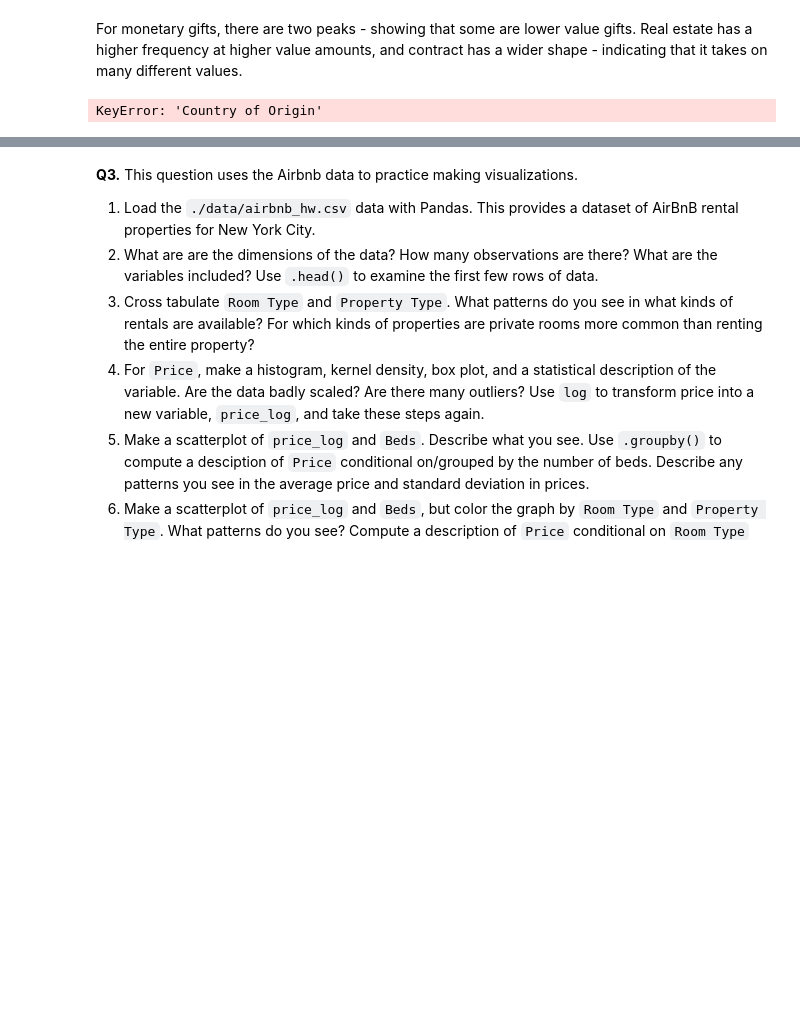
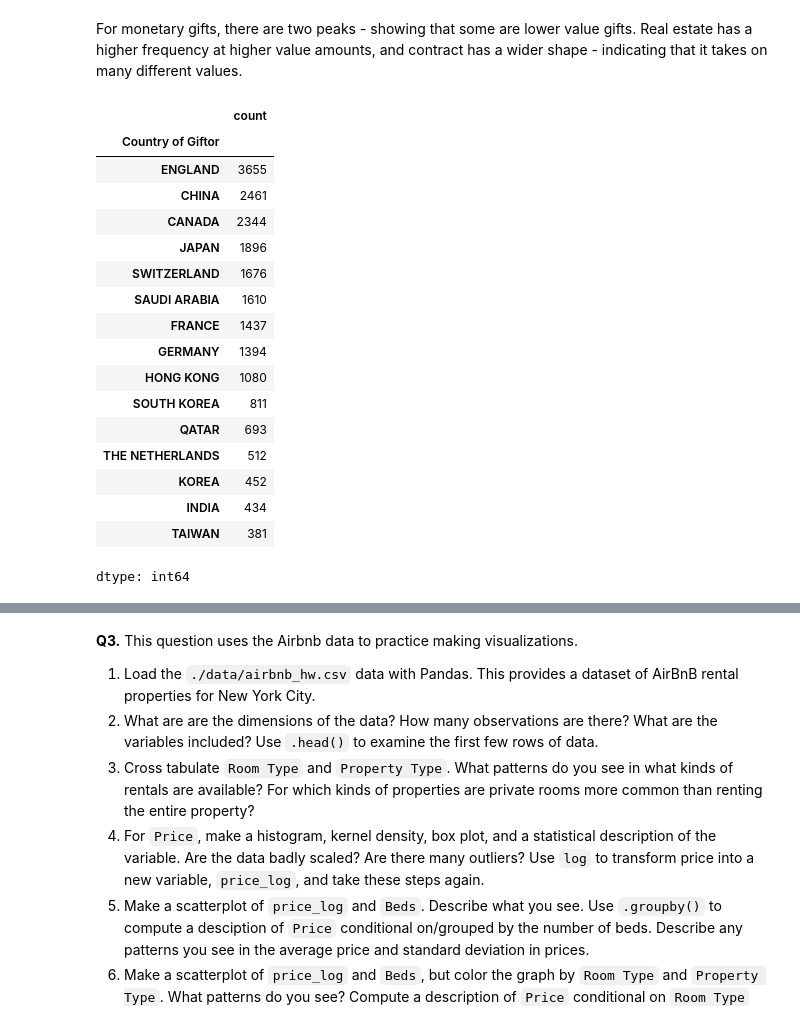
Before and after one commit to fwx5ax/EDA, a Jupyter notebook: assignment/assignment.ipynb, the cells around one changed output, grey strips where cells are left out. Saved outputs shown, nothing was run; the diff lists cells and outputs as text; code cells hidden in the pictures; blank space fills up the shorter version.

```diff
--- a/assignment/assignment.ipynb
+++ b/assignment/assignment.ipynb
@@ -118,5 +118,23 @@ sns.kdeplot( data=df, x=var, hue=conditioning, common_norm=False).set(title='Gro
 For monetary gifts, there are two peaks - showing that some are lower value gifts. Real estate has a higher frequency at higher value amounts, and contract has a wider shape - indicating that it takes on many different values.
 # %%
 # top 15 countries in the number of gifts given
+df['Country of Giftor'].value_counts().head(15)
 # %% [output]
+|  | count |
+| Country of Giftor |  |
+| ENGLAND | 3655 |
+| CHINA | 2461 |
+| CANADA | 2344 |
+| JAPAN | 1896 |
+| SWITZERLAND | 1676 |
+| SAUDI ARABIA | 1610 |
+| FRANCE | 1437 |
+| GERMANY | 1394 |
+| HONG KONG | 1080 |
+| SOUTH KOREA | 811 |
+| QATAR | 693 |
+| THE NETHERLANDS | 512 |
+| KOREA | 452 |
+| INDIA | 434 |
+| TAIWAN | 381 |
-KeyError: 'Country of Origin'
+dtype: int64
```
Also changed, not shown: parts of 3 cells of this notebook.
